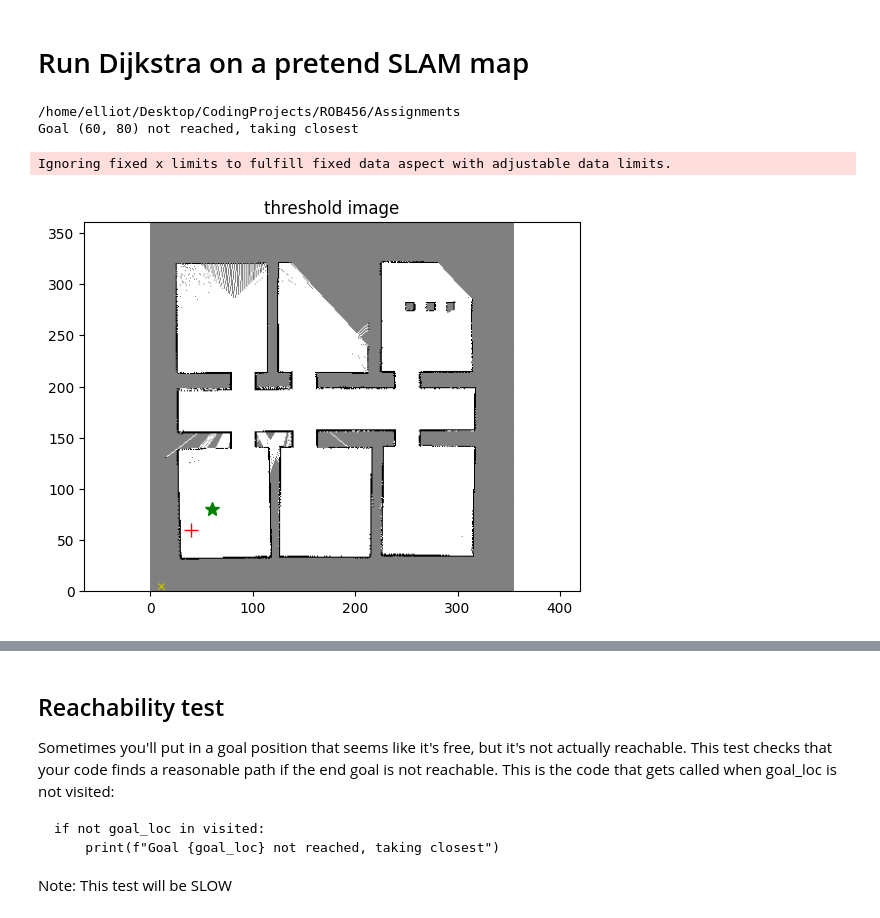
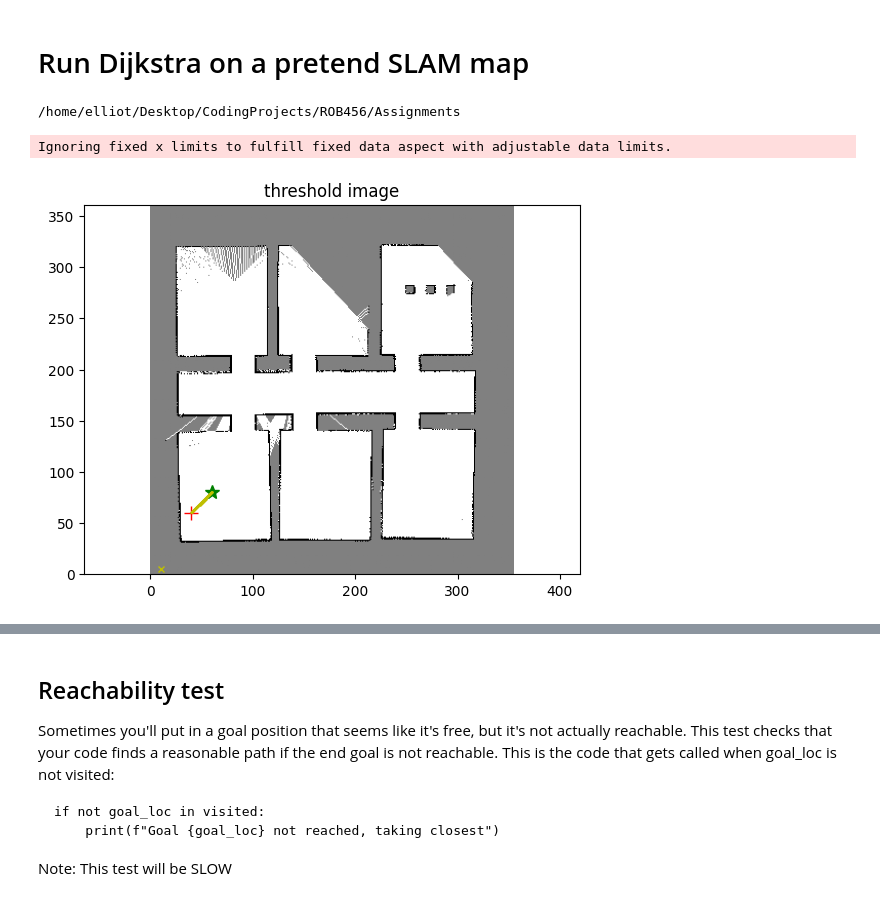
Before and after one commit to ZimHockey13/ROB456, a Jupyter notebook: Assignments/check_dijkstra.ipynb, the cells around one changed output, grey strips where cells are left out. Saved outputs shown, nothing was run; the diff lists cells and outputs as text; code cells hidden in the pictures.

Commit message:
mostly working, I just need to fix the goal not in visited case

```diff
--- a/Assignments/check_dijkstra.ipynb
+++ b/Assignments/check_dijkstra.ipynb
@@ -45,26 +45,25 @@ else:
 # %%
 # Opens and threshold the SLAM map image
 _, im_thresh = open_image("map.pgm")
 
 # GUIDE:
 #.  Try the different start/goal locations.
 robot_start_loc = (40, 60)
 # Closer one to try - change this after it works...
 robot_goal_loc_close = (60, 80)
 robot_goal_hallway = (80, 175)
 robot_goal_next_room = (130, 50)
 zoom = 1.0
 
 robot_goal_loc = robot_goal_loc_close
-path = dijkstra(im_thresh, robot_start_loc, robot_goal_loc)
+path = dijkstra(im_thresh, robot_start_loc, robot_goal_loc, method="Dijkstra", ros2=True)
 plot_with_path(im_thresh, zoom=zoom, robot_loc=robot_start_loc, goal_loc=robot_goal_loc, path=path)
 
 # NOTE: The path is correct if it is connected, doesn't loop back on itself, gets to the goal, and is "snapped" to the edges
 # %% [output]
 /home/elliot/Desktop/CodingProjects/ROB456/Assignments
-Goal (60, 80) not reached, taking closest
 Ignoring fixed x limits to fulfill fixed data aspect with adjustable data limits.
-[figure, old version]
+[figure, new version]
 # %%
 grader.check("dijkstra")
 # %% [output]
```
Also changed, not shown: parts of 8 cells of this notebook, 2 other files.
